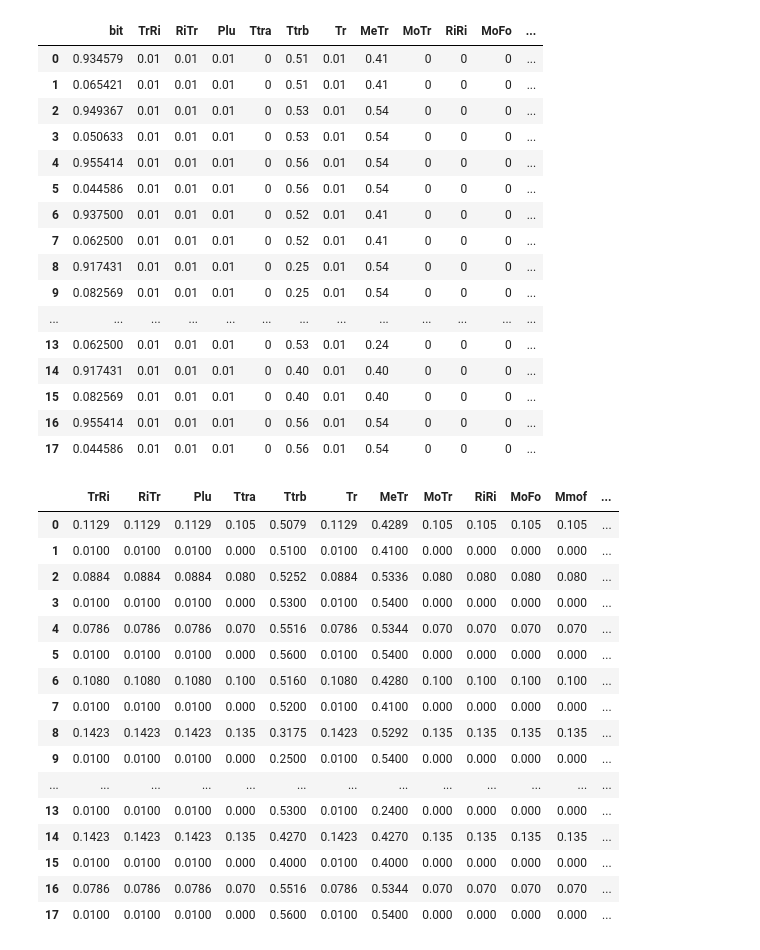
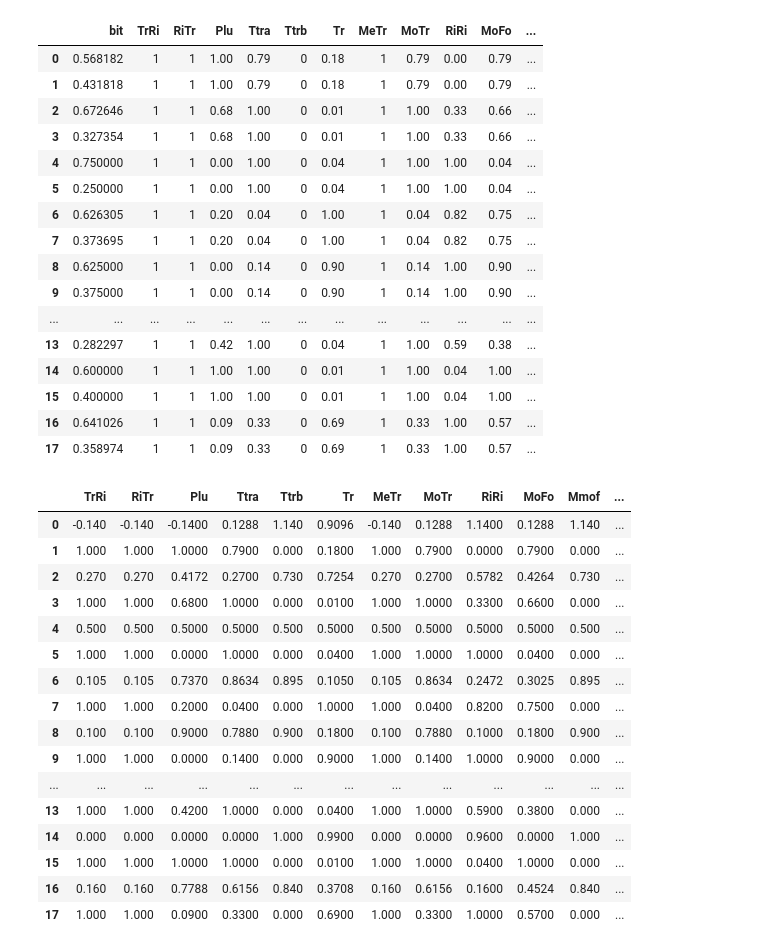
Before and after one commit to Ishikawa7/neural-network-with-fuzzified-inverter, a Jupyter notebook: fuzzified_inverter_modern_TF.ipynb, the cells around one changed output. Saved outputs shown, nothing was run; the diff lists cells and outputs as text; code cells hidden in the pictures.

```diff
--- a/fuzzified_inverter_modern_TF.ipynb
+++ b/fuzzified_inverter_modern_TF.ipynb
@@ -14,51 +20,51 @@ sns.set()
 # %%
-soggetto = "soggetto_1"
+soggetto = "soggetto_7"
 # %%
 # read soggetto_1_input.csv
-df_input = pd.read_csv( soggetto + '_input.csv', sep=',')
+df_input = pd.read_csv("Datasets/" + soggetto + '_input.csv', sep=',')
 # remove SIGMA and bit_type columns
 df_input = df_input.drop(['SIGMA', 'bit_type'], axis=1)
 df_input
 # %% [output]
 |  | bit | TrRi | RiTr | Plu | Ttra | Ttrb | Tr | MeTr | MoTr | RiRi | MoFo | ... |
-| 0 | 0.934579 | 0.01 | 0.01 | 0.01 | 0 | 0.51 | 0.01 | 0.41 | 0 | 0 | 0 | ... |
-| 1 | 0.065421 | 0.01 | 0.01 | 0.01 | 0 | 0.51 | 0.01 | 0.41 | 0 | 0 | 0 | ... |
-| 2 | 0.949367 | 0.01 | 0.01 | 0.01 | 0 | 0.53 | 0.01 | 0.54 | 0 | 0 | 0 | ... |
-| 3 | 0.050633 | 0.01 | 0.01 | 0.01 | 0 | 0.53 | 0.01 | 0.54 | 0 | 0 | 0 | ... |
-| 4 | 0.955414 | 0.01 | 0.01 | 0.01 | 0 | 0.56 | 0.01 | 0.54 | 0 | 0 | 0 | ... |
-| 5 | 0.044586 | 0.01 | 0.01 | 0.01 | 0 | 0.56 | 0.01 | 0.54 | 0 | 0 | 0 | ... |
-| 6 | 0.937500 | 0.01 | 0.01 | 0.01 | 0 | 0.52 | 0.01 | 0.41 | 0 | 0 | 0 | ... |
-| 7 | 0.062500 | 0.01 | 0.01 | 0.01 | 0 | 0.52 | 0.01 | 0.41 | 0 | 0 | 0 | ... |
-| 8 | 0.917431 | 0.01 | 0.01 | 0.01 | 0 | 0.25 | 0.01 | 0.54 | 0 | 0 | 0 | ... |
-| 9 | 0.082569 | 0.01 | 0.01 | 0.01 | 0 | 0.25 | 0.01 | 0.54 | 0 | 0 | 0 | ... |
+| 0 | 0.568182 | 1 | 1 | 1.00 | 0.79 | 0 | 0.18 | 1 | 0.79 | 0.00 | 0.79 | ... |
+| 1 | 0.431818 | 1 | 1 | 1.00 | 0.79 | 0 | 0.18 | 1 | 0.79 | 0.00 | 0.79 | ... |
+| 2 | 0.672646 | 1 | 1 | 0.68 | 1.00 | 0 | 0.01 | 1 | 1.00 | 0.33 | 0.66 | ... |
+| 3 | 0.327354 | 1 | 1 | 0.68 | 1.00 | 0 | 0.01 | 1 | 1.00 | 0.33 | 0.66 | ... |
+| 4 | 0.750000 | 1 | 1 | 0.00 | 1.00 | 0 | 0.04 | 1 | 1.00 | 1.00 | 0.04 | ... |
+| 5 | 0.250000 | 1 | 1 | 0.00 | 1.00 | 0 | 0.04 | 1 | 1.00 | 1.00 | 0.04 | ... |
+| 6 | 0.626305 | 1 | 1 | 0.20 | 0.04 | 0 | 1.00 | 1 | 0.04 | 0.82 | 0.75 | ... |
+| 7 | 0.373695 | 1 | 1 | 0.20 | 0.04 | 0 | 1.00 | 1 | 0.04 | 0.82 | 0.75 | ... |
+| 8 | 0.625000 | 1 | 1 | 0.00 | 0.14 | 0 | 0.90 | 1 | 0.14 | 1.00 | 0.90 | ... |
+| 9 | 0.375000 | 1 | 1 | 0.00 | 0.14 | 0 | 0.90 | 1 | 0.14 | 1.00 | 0.90 | ... |
 | ... | ... | ... | ... | ... | ... | ... | ... | ... | ... | ... | ... | ... |
-| 13 | 0.062500 | 0.01 | 0.01 | 0.01 | 0 | 0.53 | 0.01 | 0.24 | 0 | 0 | 0 | ... |
-| 14 | 0.917431 | 0.01 | 0.01 | 0.01 | 0 | 0.40 | 0.01 | 0.40 | 0 | 0 | 0 | ... |
-| 15 | 0.082569 | 0.01 | 0.01 | 0.01 | 0 | 0.40 | 0.01 | 0.40 | 0 | 0 | 0 | ... |
-| 16 | 0.955414 | 0.01 | 0.01 | 0.01 | 0 | 0.56 | 0.01 | 0.54 | 0 | 0 | 0 | ... |
-| 17 | 0.044586 | 0.01 | 0.01 | 0.01 | 0 | 0.56 | 0.01 | 0.54 | 0 | 0 | 0 | ... |
+| 13 | 0.282297 | 1 | 1 | 0.42 | 1.00 | 0 | 0.04 | 1 | 1.00 | 0.59 | 0.38 | ... |
+| 14 | 0.600000 | 1 | 1 | 1.00 | 1.00 | 0 | 0.01 | 1 | 1.00 | 0.04 | 1.00 | ... |
+| 15 | 0.400000 | 1 | 1 | 1.00 | 1.00 | 0 | 0.01 | 1 | 1.00 | 0.04 | 1.00 | ... |
+| 16 | 0.641026 | 1 | 1 | 0.09 | 0.33 | 0 | 0.69 | 1 | 0.33 | 1.00 | 0.57 | ... |
+| 17 | 0.358974 | 1 | 1 | 0.09 | 0.33 | 0 | 0.69 | 1 | 0.33 | 1.00 | 0.57 | ... |
 # %%
 # read soggetto_1_targets.csv
-df_target = pd.read_csv(soggetto + '_targets.csv', sep=',')
+df_target = pd.read_csv("Datasets/" + soggetto + '_targets.csv', sep=',')
 df_target
 # %% [output]
 |  | TrRi | RiTr | Plu | Ttra | Ttrb | Tr | MeTr | MoTr | RiRi | MoFo | Mmof | ... |
-| 0 | 0.1129 | 0.1129 | 0.1129 | 0.105 | 0.5079 | 0.1129 | 0.4289 | 0.105 | 0.105 | 0.105 | 0.105 | ... |
-| 1 | 0.0100 | 0.0100 | 0.0100 | 0.000 | 0.5100 | 0.0100 | 0.4100 | 0.000 | 0.000 | 0.000 | 0.000 | ... |
-| 2 | 0.0884 | 0.0884 | 0.0884 | 0.080 | 0.5252 | 0.0884 | 0.5336 | 0.080 | 0.080 | 0.080 | 0.080 | ... |
-| 3 | 0.0100 | 0.0100 | 0.0100 | 0.000 | 0.5300 | 0.0100 | 0.5400 | 0.000 | 0.000 | 0.000 | 0.000 | ... |
-| 4 | 0.0786 | 0.0786 | 0.0786 | 0.070 | 0.5516 | 0.0786 | 0.5344 | 0.070 | 0.070 | 0.070 | 0.070 | ... |
-| 5 | 0.0100 | 0.0100 | 0.0100 | 0.000 | 0.5600 | 0.0100 | 0.5400 | 0.000 | 0.000 | 0.000 | 0.000 | ... |
-| 6 | 0.1080 | 0.1080 | 0.1080 | 0.100 | 0.5160 | 0.1080 | 0.4280 | 0.100 | 0.100 | 0.100 | 0.100 | ... |
-| 7 | 0.0100 | 0.0100 | 0.0100 | 0.000 | 0.5200 | 0.0100 | 0.4100 | 0.000 | 0.000 | 0.000 | 0.000 | ... |
-| 8 | 0.1423 | 0.1423 | 0.1423 | 0.135 | 0.3175 | 0.1423 | 0.5292 | 0.135 | 0.135 | 0.135 | 0.135 | ... |
-| 9 | 0.0100 | 0.0100 | 0.0100 | 0.000 | 0.2500 | 0.0100 | 0.5400 | 0.000 | 0.000 | 0.000 | 0.000 | ... |
+| 0 | -0.140 | -0.140 | -0.1400 | 0.1288 | 1.140 | 0.9096 | -0.140 | 0.1288 | 1.1400 | 0.1288 | 1.140 | ... |
+| 1 | 1.000 | 1.000 | 1.0000 | 0.7900 | 0.000 | 0.1800 | 1.000 | 0.7900 | 0.0000 | 0.7900 | 0.000 | ... |
+| 2 | 0.270 | 0.270 | 0.4172 | 0.2700 | 0.730 | 0.7254 | 0.270 | 0.2700 | 0.5782 | 0.4264 | 0.730 | ... |
+| 3 | 1.000 | 1.000 | 0.6800 | 1.0000 | 0.000 | 0.0100 | 1.000 | 1.0000 | 0.3300 | 0.6600 | 0.000 | ... |
+| 4 | 0.500 | 0.500 | 0.5000 | 0.5000 | 0.500 | 0.5000 | 0.500 | 0.5000 | 0.5000 | 0.5000 | 0.500 | ... |
+| 5 | 1.000 | 1.000 | 0.0000 | 1.0000 | 0.000 | 0.0400 | 1.000 | 1.0000 | 1.0000 | 0.0400 | 0.000 | ... |
+| 6 | 0.105 | 0.105 | 0.7370 | 0.8634 | 0.895 | 0.1050 | 0.105 | 0.8634 | 0.2472 | 0.3025 | 0.895 | ... |
+| 7 | 1.000 | 1.000 | 0.2000 | 0.0400 | 0.000 | 1.0000 | 1.000 | 0.0400 | 0.8200 | 0.7500 | 0.000 | ... |
+| 8 | 0.100 | 0.100 | 0.9000 | 0.7880 | 0.900 | 0.1800 | 0.100 | 0.7880 | 0.1000 | 0.1800 | 0.900 | ... |
+| 9 | 1.000 | 1.000 | 0.0000 | 0.1400 | 0.000 | 0.9000 | 1.000 | 0.1400 | 1.0000 | 0.9000 | 0.000 | ... |
 | ... | ... | ... | ... | ... | ... | ... | ... | ... | ... | ... | ... | ... |
-| 13 | 0.0100 | 0.0100 | 0.0100 | 0.000 | 0.5300 | 0.0100 | 0.2400 | 0.000 | 0.000 | 0.000 | 0.000 | ... |
-| 14 | 0.1423 | 0.1423 | 0.1423 | 0.135 | 0.4270 | 0.1423 | 0.4270 | 0.135 | 0.135 | 0.135 | 0.135 | ... |
-| 15 | 0.0100 | 0.0100 | 0.0100 | 0.000 | 0.4000 | 0.0100 | 0.4000 | 0.000 | 0.000 | 0.000 | 0.000 | ... |
-| 16 | 0.0786 | 0.0786 | 0.0786 | 0.070 | 0.5516 | 0.0786 | 0.5344 | 0.070 | 0.070 | 0.070 | 0.070 | ... |
-| 17 | 0.0100 | 0.0100 | 0.0100 | 0.000 | 0.5600 | 0.0100 | 0.5400 | 0.000 | 0.000 | 0.000 | 0.000 | ... |
+| 13 | 1.000 | 1.000 | 0.4200 | 1.0000 | 0.000 | 0.0400 | 1.000 | 1.0000 | 0.5900 | 0.3800 | 0.000 | ... |
+| 14 | 0.000 | 0.000 | 0.0000 | 0.0000 | 1.000 | 0.9900 | 0.000 | 0.0000 | 0.9600 | 0.0000 | 1.000 | ... |
+| 15 | 1.000 | 1.000 | 1.0000 | 1.0000 | 0.000 | 0.0100 | 1.000 | 1.0000 | 0.0400 | 1.0000 | 0.000 | ... |
+| 16 | 0.160 | 0.160 | 0.7788 | 0.6156 | 0.840 | 0.3708 | 0.160 | 0.6156 | 0.1600 | 0.4524 | 0.840 | ... |
+| 17 | 1.000 | 1.000 | 0.0900 | 0.3300 | 0.000 | 0.6900 | 1.000 | 0.3300 | 1.0000 | 0.5700 | 0.000 | ... |
 # %%
 # create neural network with an input layer, a hidden layer and an output layer respectively with 16, 15 and 15 neurons
 model = keras.Sequential([
```
Also changed, not shown: parts of 6 cells of this notebook, 19 other files.
